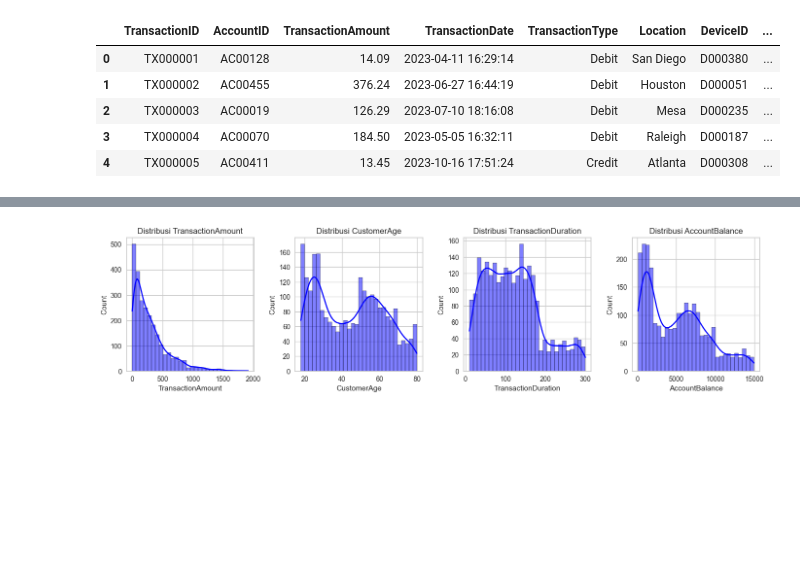
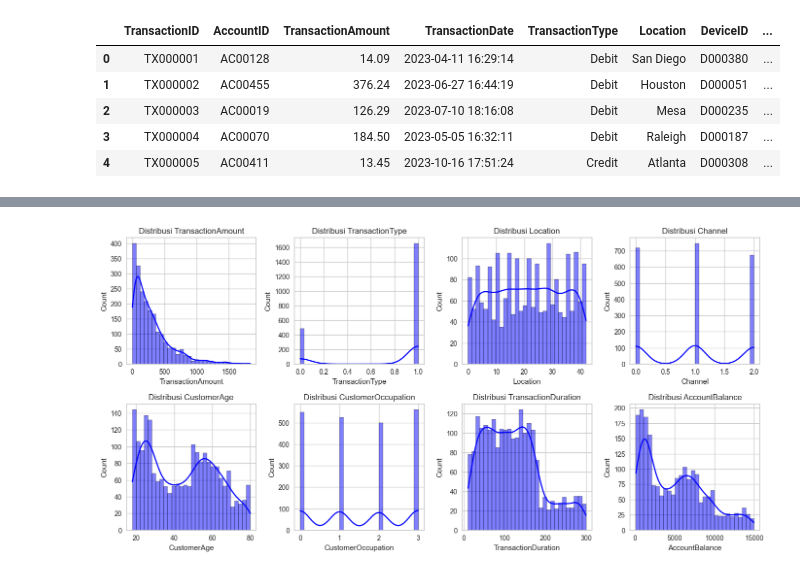
Before and after one commit to rafliandreansyah/bank_transactions, a Jupyter notebook: main.ipynb, the cells around one changed output, grey strips where cells are left out. Saved outputs shown, nothing was run; the diff lists cells and outputs as text; code cells hidden in the pictures; blank space fills up the shorter version.

```diff
--- a/main.ipynb
+++ b/main.ipynb
@@ -60,0 +123,6 @@ df.describe()
+# %%
+# Menghapus baris duplikat
+df = df.drop_duplicates()
+
+print("DataFrame setelah menghapus duplikat:")
+print(df)
@@ -61,8 +147,8 @@ df.describe()
 # %%
 # List kolom yang ingin dibuang sesuai permintaan sebelumnya
 kolom_dibuang = [
-    'TransactionID', 'AccountID', 'Location', 'DeviceID',
-    'IP Address', 'MerchantID', 'TransactionDate', 'PreviousTransactionDate', 'LoginAttempts'
+    'TransactionID', 'AccountID', 'DeviceID', 'IP Address', 'MerchantID',
+    'TransactionDate', 'PreviousTransactionDate', 'LoginAttempts'
 ]
 # 1. Membuang kolom yang tidak digunakan
 df_clean = df.drop(columns=kolom_dibuang, errors='ignore')
@@ -92,0 +163,3 @@ dtype: int64
+# %%
+category_features = df_clean.select_dtypes(include=['object']).columns
+df_clean[category_features]
@@ -92,0 +182,10 @@ dtype: int64
+# %%
+# Inisialisasi LabelEncoder
+label_encoder = LabelEncoder()
+df_lencoder = pd.DataFrame(df_clean)
+
+for col in category_features:
+    df_lencoder[col] = label_encoder.fit_transform(df_clean[col])
+
+# Menampilkan hasil
+df_lencoder
@@ -93,12 +206,12 @@ dtype: int64
 # %%
 # Distribusi fitur numerik
-num_features = df_clean.select_dtypes(include=[np.number])
+num_features = df_lencoder.select_dtypes(include=[np.number])
 plt.figure(figsize=(14, 10))
 for i, column in enumerate(num_features.columns, 1):
     plt.subplot(3, 4, i)
-    sns.histplot(df_clean[column], bins=30, kde=True, color='blue')
+    sns.histplot(df_lencoder[column], bins=30, kde=True, color='blue')
     plt.title(f'Distribusi {column}')
 plt.tight_layout()
 plt.show()
 # %% [output]
-[figure, old version]
+[figure, new version]
```
Also changed, not shown: parts of 27 cells of this notebook, 1 other file.
